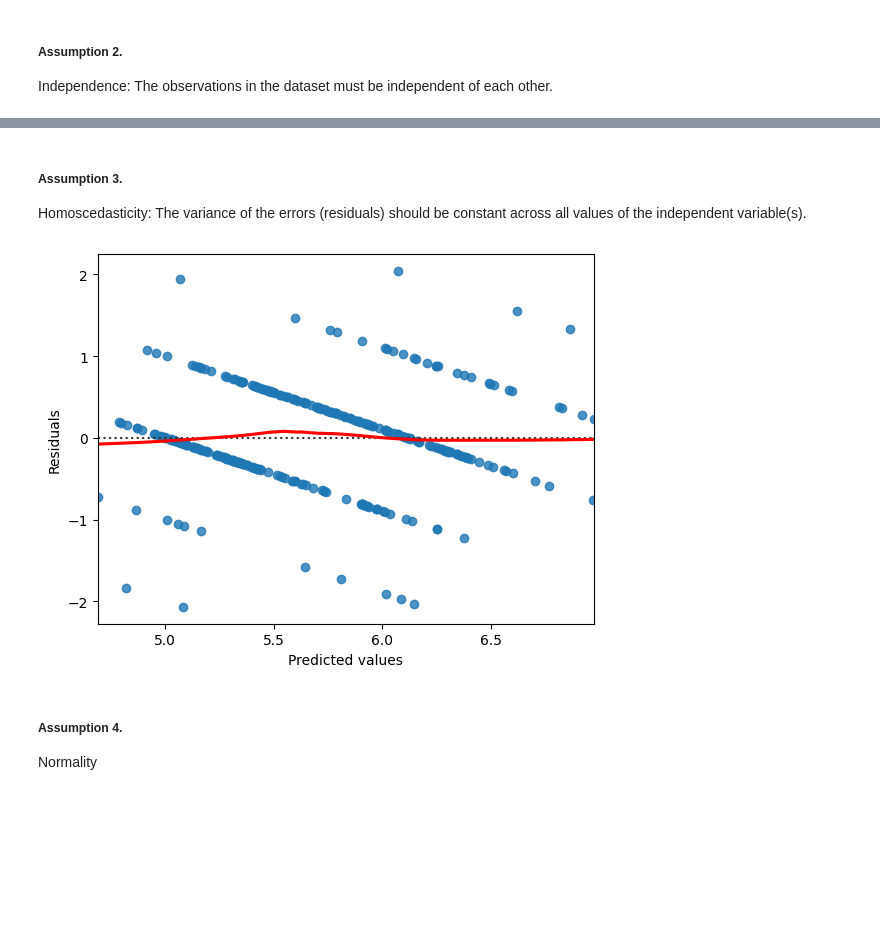
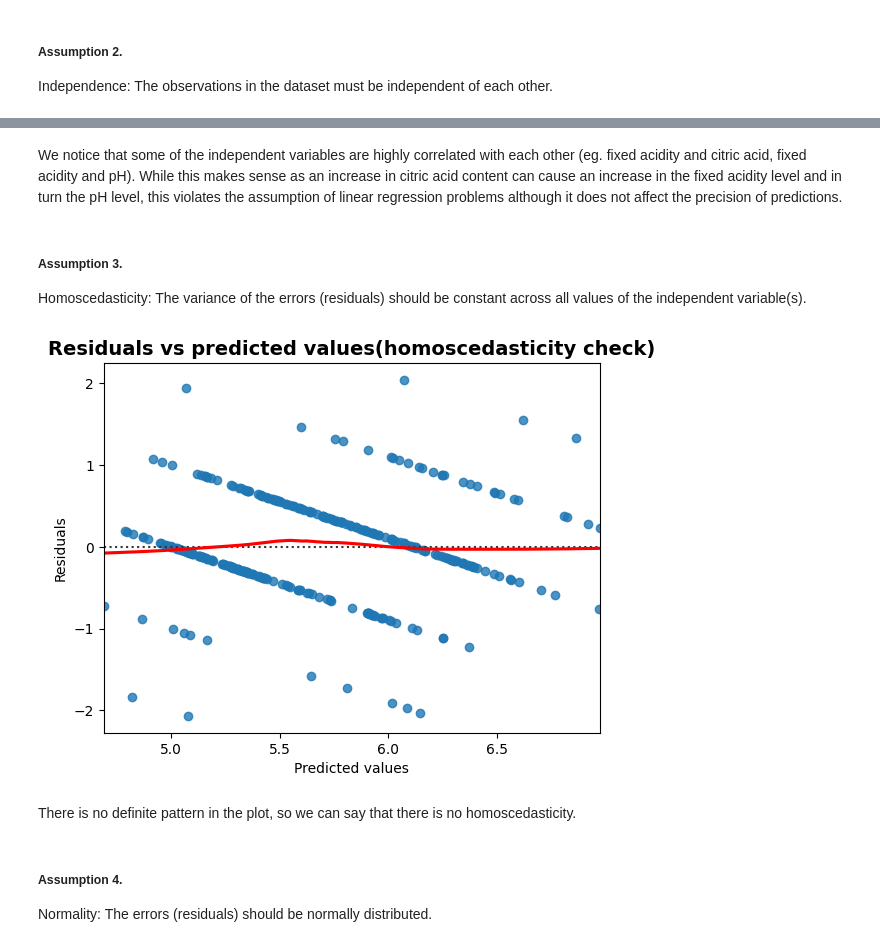
Before and after one commit to Danie-O/machine-learning, a Jupyter notebook: Regression-Algorithms/wine-quality-prediction/Red-Wine-Dataset_EDA-and-Modelling.ipynb, the cells around one changed output, grey strips where cells are left out. Cells and saved outputs as stored; diff of their text form; code cells hidden in the pictures; blank space fills up the shorter version.

```diff
--- a/Regression-Algorithms/wine-quality-prediction/Red-Wine-Dataset_EDA-and-Modelling.ipynb
+++ b/Regression-Algorithms/wine-quality-prediction/Red-Wine-Dataset_EDA-and-Modelling.ipynb
@@ -303,3 +312,5 @@ Independence: The observations in the dataset must be independent of each other.
+# %% [markdown]
+We notice that some of the independent variables are highly correlated with each other (eg. fixed acidity and citric acid, fixed acidity and pH). While this makes sense as an increase in citric acid content can cause an increase in the fixed acidity level and in turn the pH level, this violates the assumption of linear regression problems although it does not affect the precision of predictions.
 # %% [markdown]
 ##### Assumption 3.
 
@@ -309,15 +320,18 @@ Homoscedasticity: The variance of the errors (residuals) should be constant acro
 # %%
 # Assumption 3: Homoscedasticity
 sns.residplot(x=y_pred_linear_reg, y=y_test - y_pred_linear_reg, lowess=True, line_kws={'color': 'red'})
+plt.title('Residuals vs predicted values(homoscedasticity check)', fontsize=14, fontweight='semibold')
 plt.xlabel('Predicted values')
 plt.ylabel('Residuals')
 plt.show()
 # %% [output]
-[figure, old version]
+[figure, new version]
+# %% [markdown]
+There is no definite pattern in the plot, so we can say that there is no homoscedasticity.
 # %% [markdown]
 ##### Assumption 4.
 
-Normality
+Normality: The errors (residuals) should be normally distributed.
 # %%
 # Assumption 4: Normality
 sns.histplot(y_test - y_pred_linear_reg, kde=True)
```
Also changed, not shown: parts of 5 cells of this notebook.
